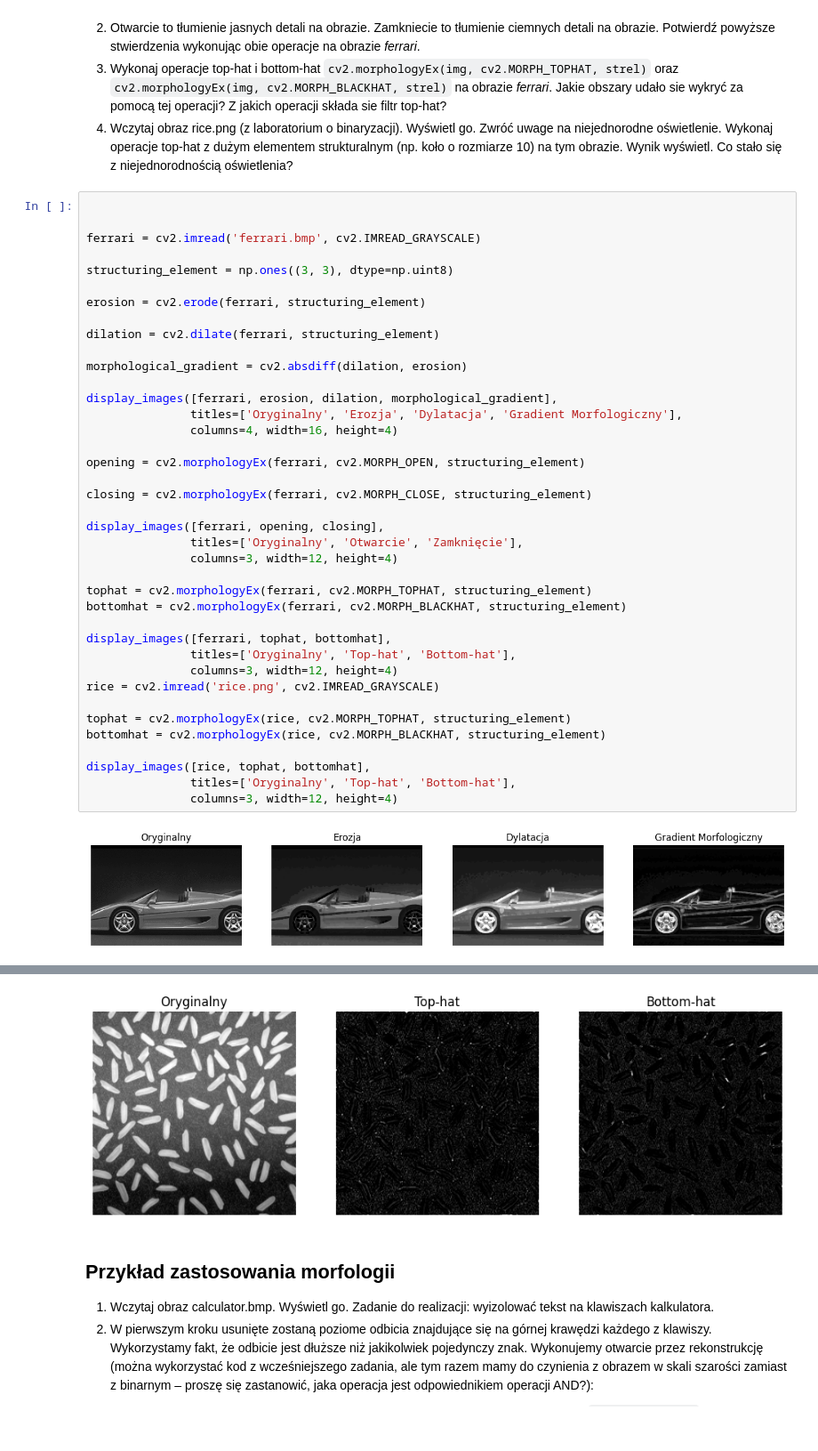
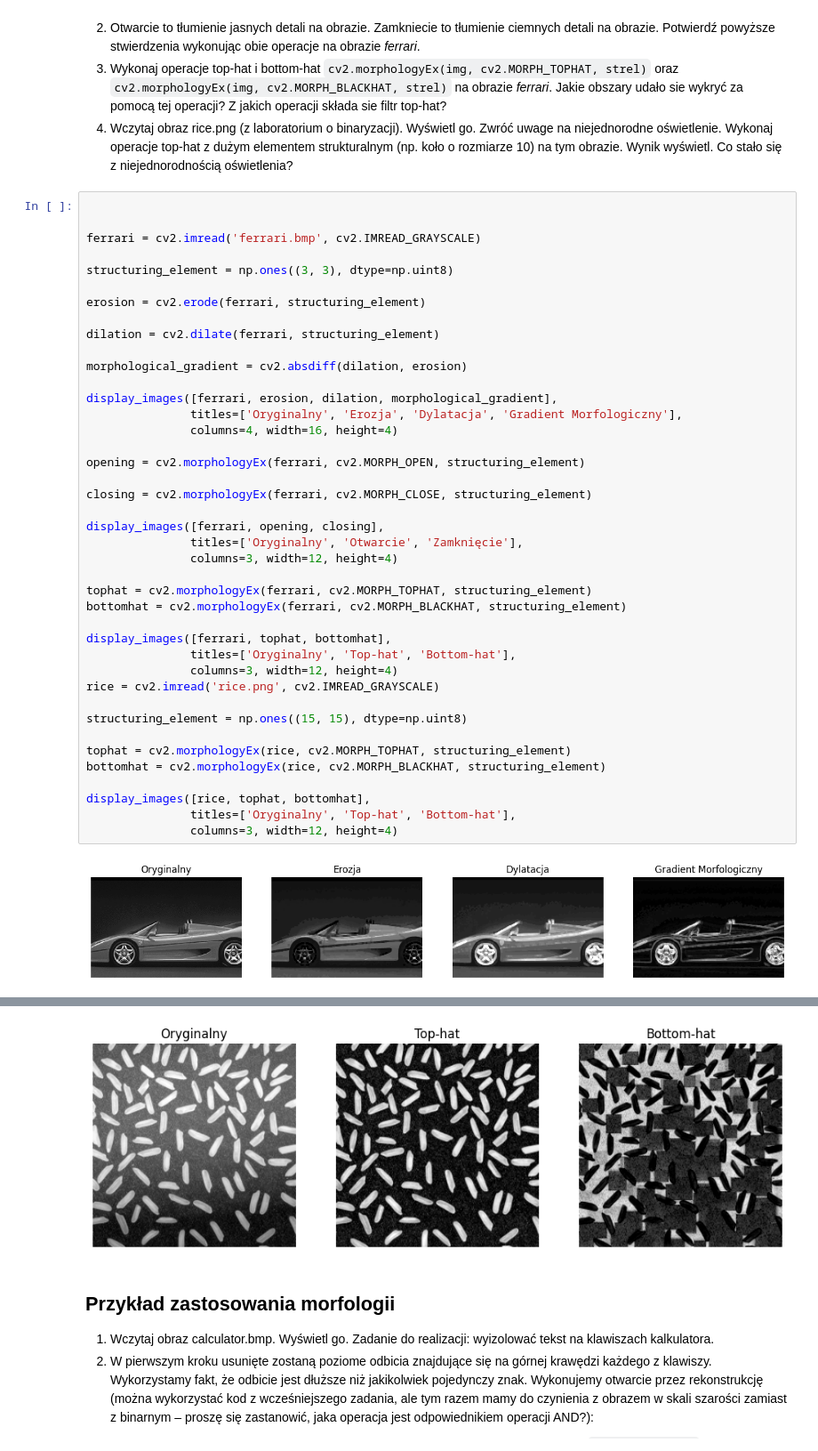
Before and after one commit to maciejbobrek/Image-Processing, a Jupyter notebook: Przetwarzanie Obrazów Cyfrowych/lab10/10_morphology.ipynb, the cells around one changed output, grey strips where cells are left out. Shown at 89% size. Saved outputs shown, nothing was run; the diff lists cells and outputs as text.

```diff
--- a/Przetwarzanie Obrazów Cyfrowych/lab10/10_morphology.ipynb
+++ b/Przetwarzanie Obrazów Cyfrowych/lab10/10_morphology.ipynb
@@ -260,34 +260,36 @@ morphological_gradient = cv2.absdiff(dilation, erosion)
 display_images([ferrari, erosion, dilation, morphological_gradient],
                titles=['Oryginalny', 'Erozja', 'Dylatacja', 'Gradient Morfologiczny'],
                columns=4, width=16, height=4)
 
 opening = cv2.morphologyEx(ferrari, cv2.MORPH_OPEN, structuring_element)
 
 closing = cv2.morphologyEx(ferrari, cv2.MORPH_CLOSE, structuring_element)
 
 display_images([ferrari, opening, closing],
                titles=['Oryginalny', 'Otwarcie', 'Zamknięcie'],
                columns=3, width=12, height=4)
 
 tophat = cv2.morphologyEx(ferrari, cv2.MORPH_TOPHAT, structuring_element)
 bottomhat = cv2.morphologyEx(ferrari, cv2.MORPH_BLACKHAT, structuring_element)
 
 display_images([ferrari, tophat, bottomhat],
                titles=['Oryginalny', 'Top-hat', 'Bottom-hat'],
                columns=3, width=12, height=4)
 rice = cv2.imread('rice.png', cv2.IMREAD_GRAYSCALE)
 
+structuring_element = np.ones((15, 15), dtype=np.uint8)
+
 tophat = cv2.morphologyEx(rice, cv2.MORPH_TOPHAT, structuring_element)
 bottomhat = cv2.morphologyEx(rice, cv2.MORPH_BLACKHAT, structuring_element)
 
 display_images([rice, tophat, bottomhat],
                titles=['Oryginalny', 'Top-hat', 'Bottom-hat'],
                columns=3, width=12, height=4)
 # %% [output]
 [figure]
 [figure]
 [figure]
-[figure, old version]
+[figure, new version]
 # %% [markdown]
 ## Przykład zastosowania morfologii
 
```
Also changed, not shown: 8 other files.
